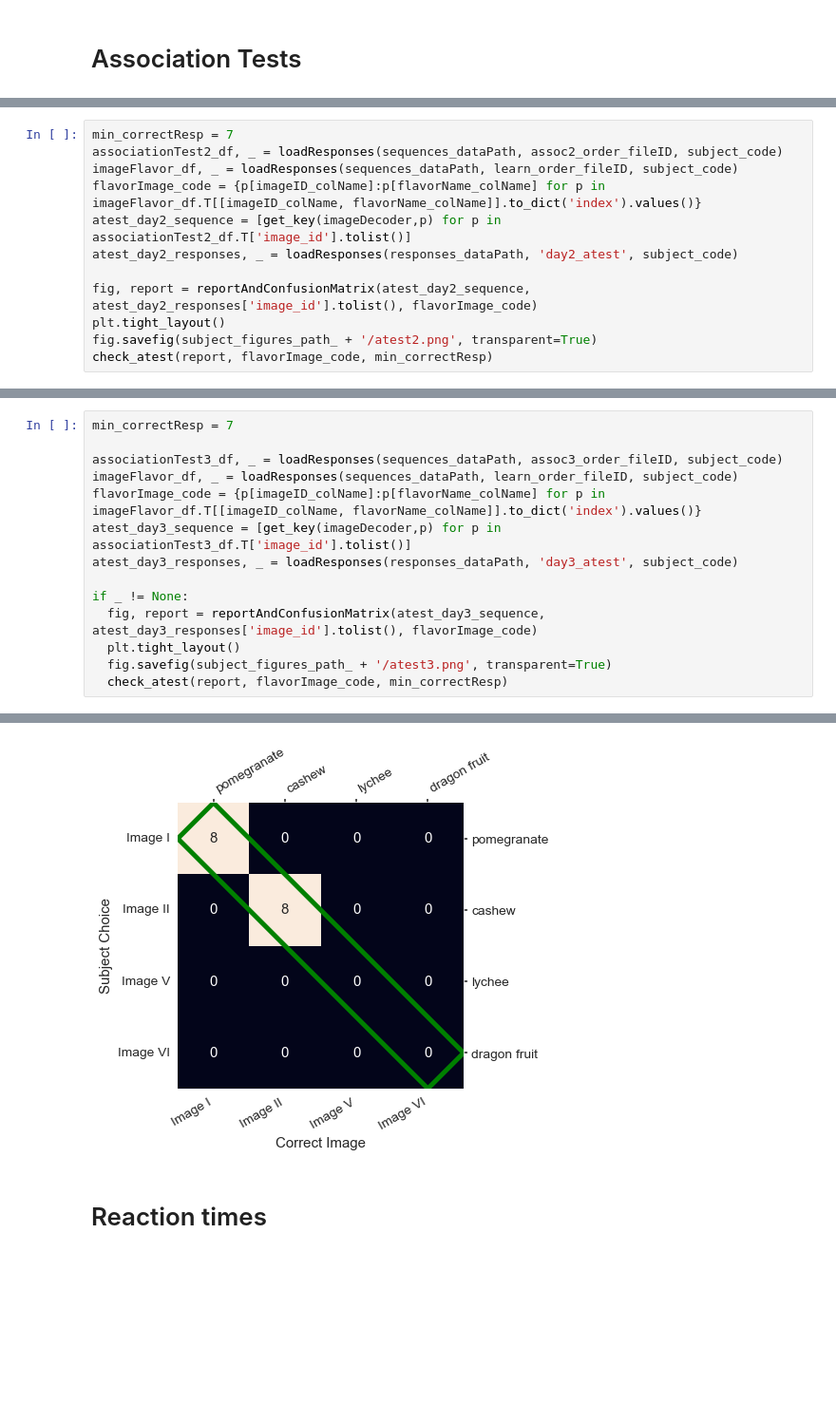
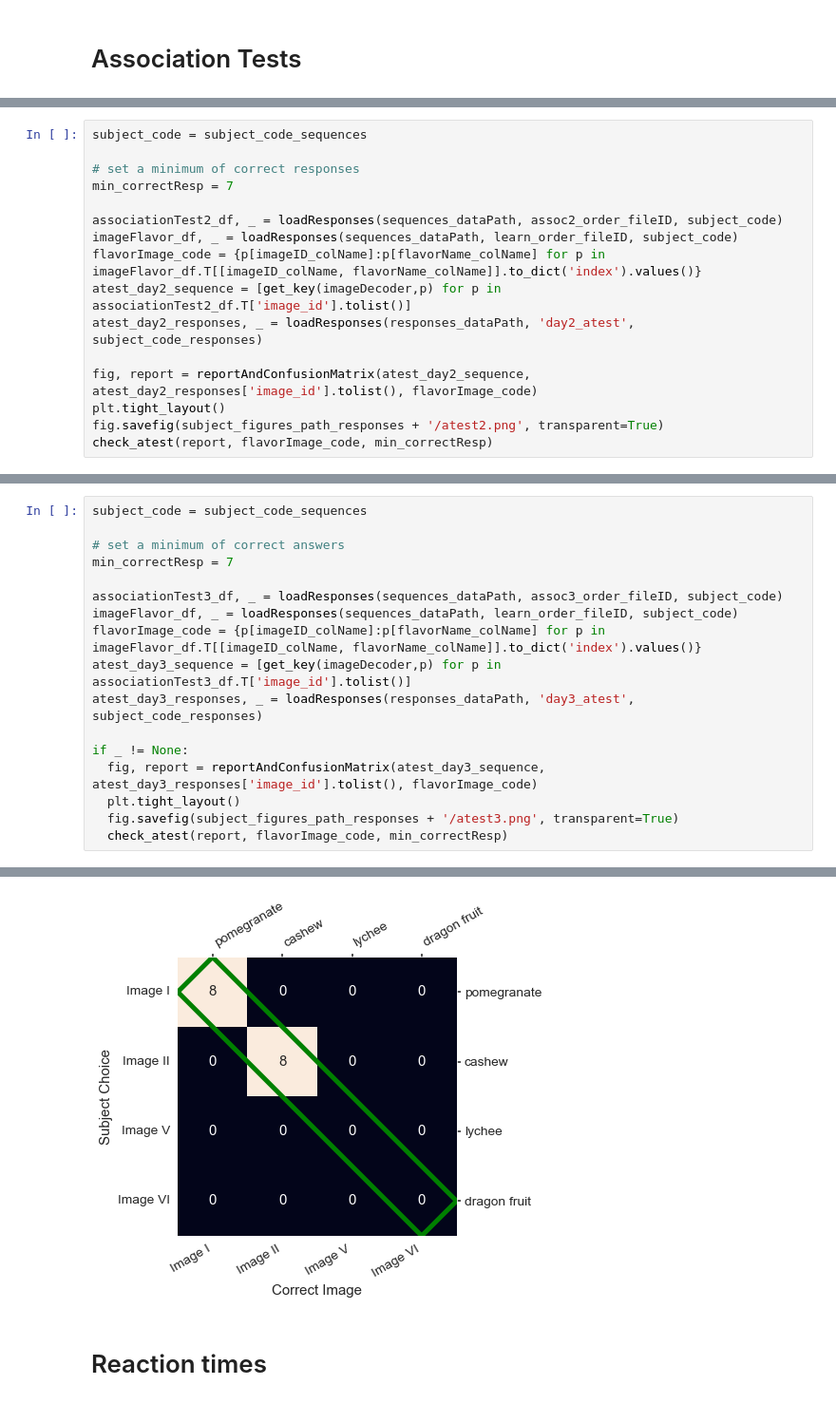
Before and after one commit to ffviana/nutreconDrive, a Jupyter notebook: 3. Analysis/subjectAnalysis.ipynb, the cells around one changed output, grey strips where cells are left out. Shown at 95% size. Cells and saved outputs as stored; diff of their text form; blank space fills up the shorter version.

```diff
--- a/3. Analysis/subjectAnalysis.ipynb
+++ b/3. Analysis/subjectAnalysis.ipynb
@@ -176,4 +224,8 @@ check_atest(report, flavorImage_code, min_correctResp)
 # %%
+subject_code = subject_code_sequences
+
+# set a minimum of correct responses
 min_correctResp = 7
+
 associationTest2_df, _ = loadResponses(sequences_dataPath, assoc2_order_fileID, subject_code)
 imageFlavor_df, _ = loadResponses(sequences_dataPath, learn_order_fileID, subject_code)
@@ -181,9 +233,9 @@ flavorImage_code = {p[imageID_colName]:p[flavorName_colName] for p in imageFlavo
 atest_day2_sequence = [get_key(imageDecoder,p) for p in associationTest2_df.T['image_id'].tolist()]
-atest_day2_responses, _ = loadResponses(responses_dataPath, 'day2_atest', subject_code)
+atest_day2_responses, _ = loadResponses(responses_dataPath, 'day2_atest', subject_code_responses)
 
 fig, report = reportAndConfusionMatrix(atest_day2_sequence, atest_day2_responses['image_id'].tolist(), flavorImage_code)
 plt.tight_layout()
-fig.savefig(subject_figures_path_ + '/atest2.png', transparent=True)
+fig.savefig(subject_figures_path_responses + '/atest2.png', transparent=True)
 check_atest(report, flavorImage_code, min_correctResp)
 # %% [output]
                         Accuracy: 1.0
@@ -195,4 +249,7 @@ check_atest(report, flavorImage_code, min_correctResp)
 # %%
+subject_code = subject_code_sequences
+
+# set a minimum of correct answers
 min_correctResp = 7
 
 associationTest3_df, _ = loadResponses(sequences_dataPath, assoc3_order_fileID, subject_code)
@@ -201,14 +258,14 @@ flavorImage_code = {p[imageID_colName]:p[flavorName_colName] for p in imageFlavo
 atest_day3_sequence = [get_key(imageDecoder,p) for p in associationTest3_df.T['image_id'].tolist()]
-atest_day3_responses, _ = loadResponses(responses_dataPath, 'day3_atest', subject_code)
+atest_day3_responses, _ = loadResponses(responses_dataPath, 'day3_atest', subject_code_responses)
 
 if _ != None:
   fig, report = reportAndConfusionMatrix(atest_day3_sequence, atest_day3_responses['image_id'].tolist(), flavorImage_code)
   plt.tight_layout()
-  fig.savefig(subject_figures_path_ + '/atest3.png', transparent=True)
+  fig.savefig(subject_figures_path_responses + '/atest3.png', transparent=True)
   check_atest(report, flavorImage_code, min_correctResp)
 # %% [output]
                         Accuracy: 1.0
-[figure, old version]
+[figure, new version]
 # %% [markdown]
 # Reaction times
 # %%
```
Also changed, not shown: parts of 28 cells of this notebook, 2 other files.
